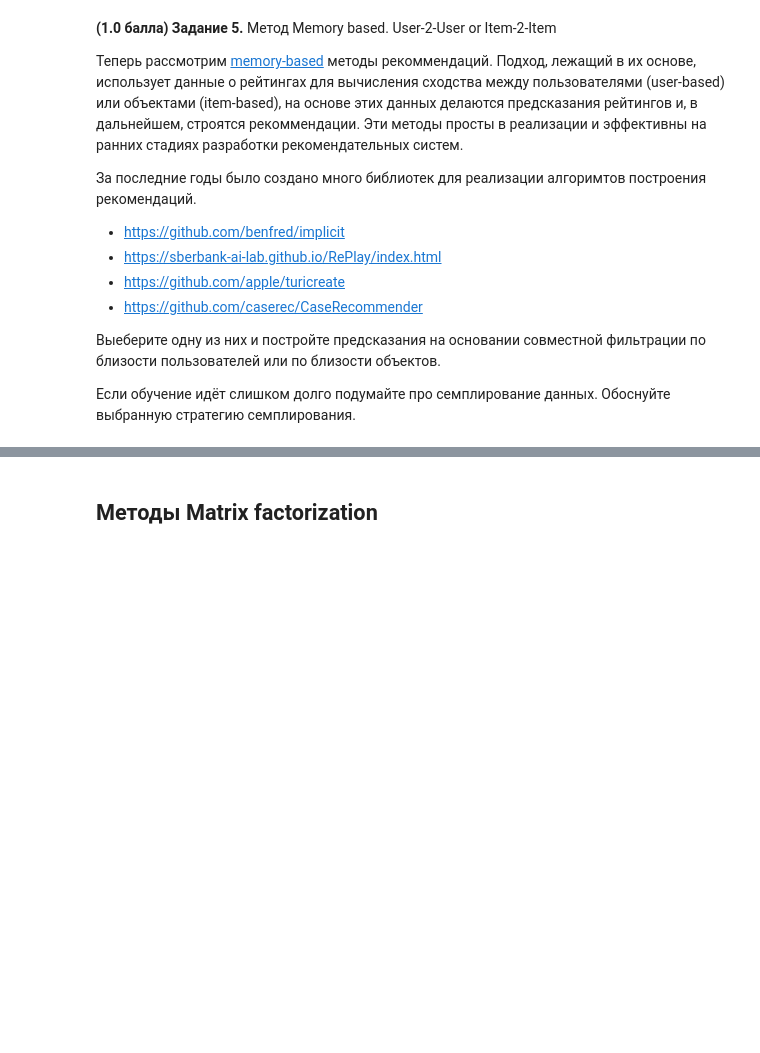
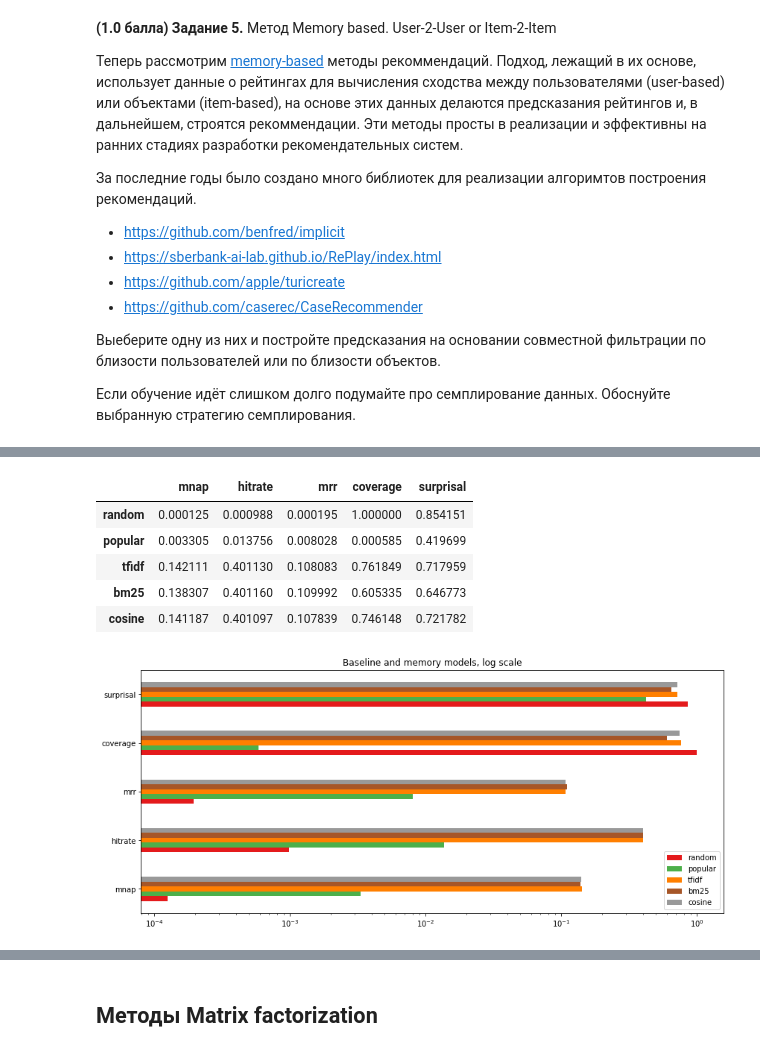
Before and after one commit to dkoshman/YSDA, a Jupyter notebook: Machine_Learning/Recomending/lab_recommending.ipynb, the cells around one changed output, grey strips where cells are left out. Drawn from its saved outputs; the diff is of its cells as text; code cells hidden in the pictures; blank space fills up the shorter version.

```diff
--- a/Machine_Learning/Recomending/lab_recommending.ipynb
+++ b/Machine_Learning/Recomending/lab_recommending.ipynb
@@ -466,10 +466,11 @@ from scipy.sparse import csr_matrix
 
 class SparseInterface:
     def __init__(self, users, organisations, train_reviews):
+        user_ids = users.index.unique()
+        org_ids = organisations.index.unique()
+
         self.train_reviews = train_reviews
-        user_ids = users.index.unique()
         self.user_id_to_range = pd.Series(index=user_ids, data=np.arange(len(user_ids)))
-        org_ids = organisations.index.unique()
         self.org_id_to_range = pd.Series(index=org_ids, data=np.arange(len(org_ids)))
         self.range_to_org_id = pd.Series(
             index=self.org_id_to_range.values,
@@ -498,8 +499,11 @@ class SparseInterface:
         return kwargs
 
     def convert_recommendations(self, recommendations):
-        return recommendations.applymap(
-            lambda x: self.range_to_org_id[x] if x != -1 else 0
+        return (
+            pd.DataFrame(recommendations)
+            .applymap(lambda x: self.range_to_org_id[x] if x != -1 else 0)
+            .astype("uint64")
+            .values
         )
 
 
@@ -510,7 +514,7 @@ def assess_nearest_neighbors_models(
     validation_users = validation_reviews["user_id"].unique()
     results = []
     for name, model in models.items():
-        model.fit(sparse_interface.build_sparse_reviews())
+        model.fit(sparse_interface.build_sparse_reviews(), show_progress=False)
         recommendations, predicted_ratings = model.recommend(
             **sparse_interface.recommending_kwargs(validation_users)
         )
@@ -523,7 +527,7 @@ def assess_nearest_neighbors_models(
 # %% [output]
 [interactive output not drawn]
 # %%
-assess_nearest_neighbors_models(
+nn_results = assess_nearest_neighbors_models(
     users,
     organisations,
     train_reviews,
@@ -537,0 +544,18 @@ assess_nearest_neighbors_models(
+# %%
+results = pd.concat([baseline_results, nn_results], axis="columns")
+results.plot(
+    kind="barh",
+    log=True,
+    cmap="Set1",
+    title="Baseline and memory models, log scale",
+    figsize=(14, 6),
+)
+results.T
+# %% [output]
+|  | mnap | hitrate | mrr | coverage | surprisal |
+| random | 0.000125 | 0.000988 | 0.000195 | 1.000000 | 0.854151 |
+| popular | 0.003305 | 0.013756 | 0.008028 | 0.000585 | 0.419699 |
+| tfidf | 0.142111 | 0.401130 | 0.108083 | 0.761849 | 0.717959 |
+| bm25 | 0.138307 | 0.401160 | 0.109992 | 0.605335 | 0.646773 |
+| cosine | 0.141187 | 0.401097 | 0.107839 | 0.746148 | 0.721782 |
+[figure, added]
```
Also changed, not shown: parts of 6 cells of this notebook.
